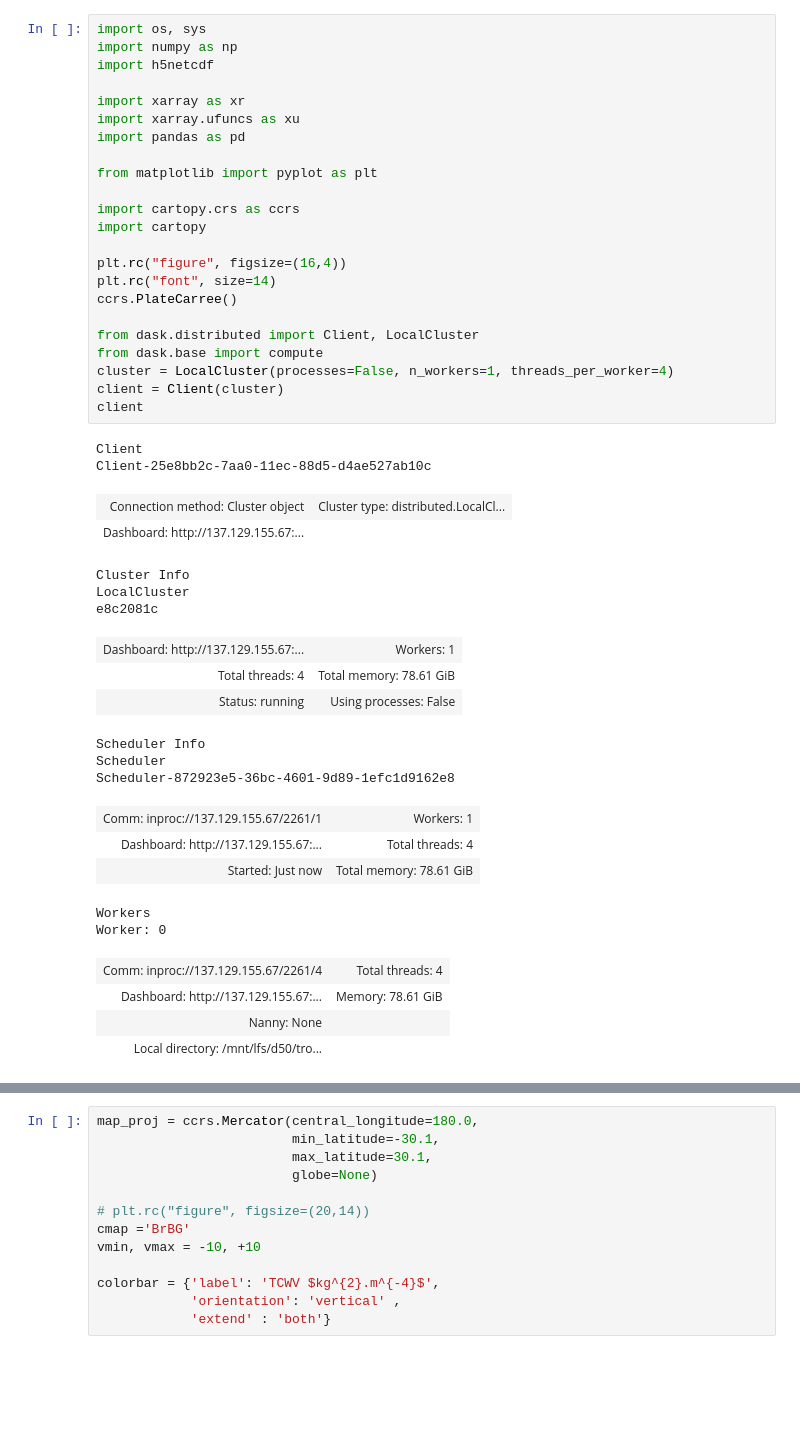
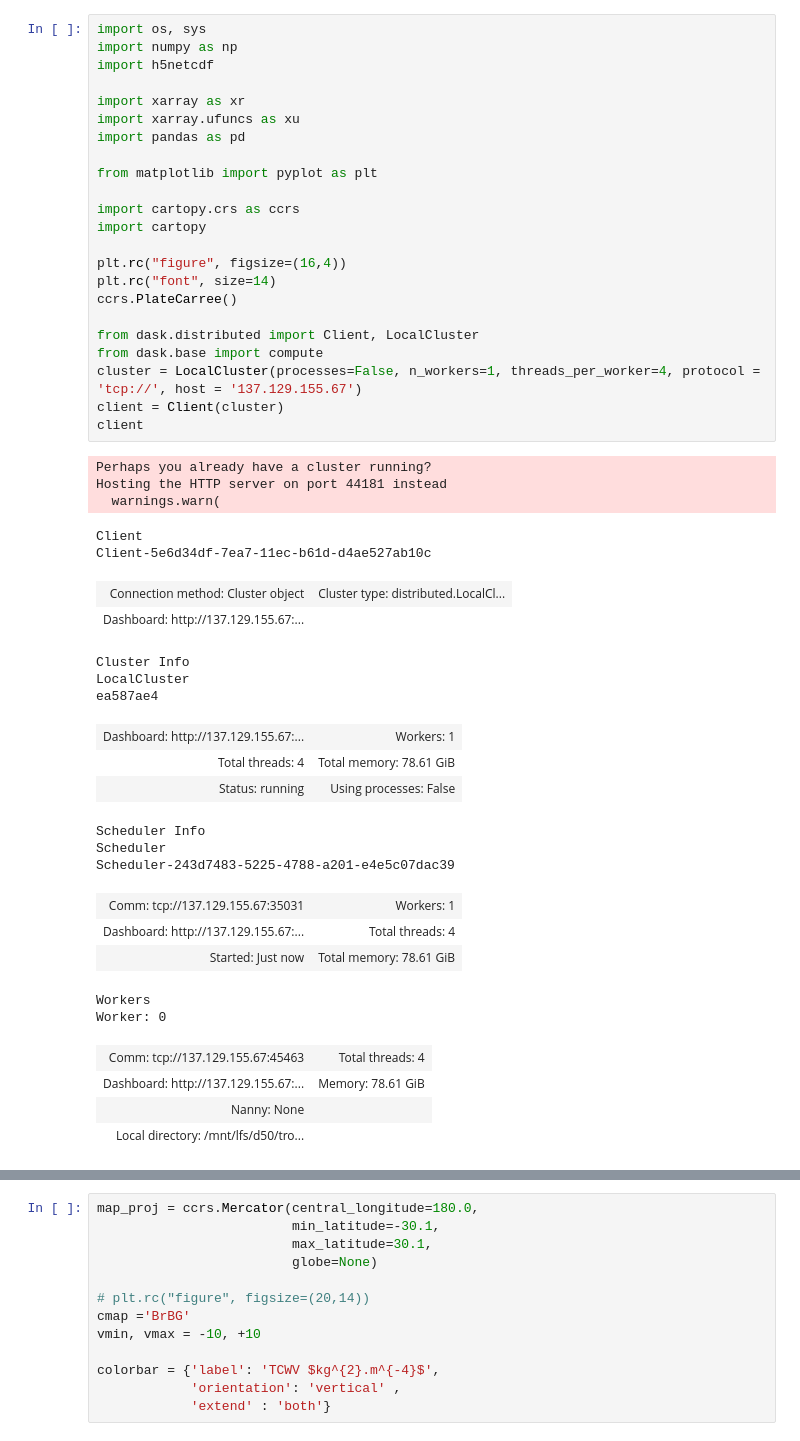
Before and after one commit to durandy86/TOWEL, a Jupyter notebook: ANALYSIS/Annual_Mean_Variance_TCWV_F-Copy1.ipynb, the cells around one changed output, grey strips where cells are left out. Cells and saved outputs as stored; diff of their text form; blank space fills up the shorter version.

```diff
--- a/ANALYSIS/Annual_Mean_Variance_TCWV_F-Copy1.ipynb
+++ b/ANALYSIS/Annual_Mean_Variance_TCWV_F-Copy1.ipynb
@@ -1,46 +1,49 @@
 # %%
 import os, sys
 import numpy as np
 import h5netcdf
 
 import xarray as xr
 import xarray.ufuncs as xu
 import pandas as pd
 
 from matplotlib import pyplot as plt
 
 import cartopy.crs as ccrs
 import cartopy
 
 plt.rc("figure", figsize=(16,4))
 plt.rc("font", size=14)
 ccrs.PlateCarree()
 
 from dask.distributed import Client, LocalCluster
 from dask.base import compute
-cluster = LocalCluster(processes=False, n_workers=1, threads_per_worker=4)
+cluster = LocalCluster(processes=False, n_workers=1, threads_per_worker=4, protocol = 'tcp://', host = '137.129.155.67')
 client = Client(cluster)
 client
 # %% [output]
-Client
-Client-25e8bb2c-7aa0-11ec-88d5-d4ae527ab10c
+Perhaps you already have a cluster running?
+Hosting the HTTP server on port 44181 instead
+  warnings.warn(
+Client
+Client-5e6d34df-7ea7-11ec-b61d-d4ae527ab10c
 | Connection method: Cluster object | Cluster type: distributed.LocalCl... |
 | Dashboard: http://137.129.155.67:... |  |
-Cluster Info
-LocalCluster
-e8c2081c
+Cluster Info
+LocalCluster
+ea587ae4
 | Dashboard: http://137.129.155.67:... | Workers: 1 |
 | Total threads: 4 | Total memory: 78.61 GiB |
 | Status: running | Using processes: False |
-Scheduler Info
-Scheduler
-Scheduler-872923e5-36bc-4601-9d89-1efc1d9162e8
+Scheduler Info
+Scheduler
+Scheduler-243d7483-5225-4788-a201-e4e5c07dac39
-| Comm: inproc://137.129.155.67/2261/1 | Workers: 1 |
+| Comm: tcp://137.129.155.67:35031 | Workers: 1 |
 | Dashboard: http://137.129.155.67:... | Total threads: 4 |
 | Started: Just now | Total memory: 78.61 GiB |
-Workers
-Worker: 0
+Workers
+Worker: 0
-| Comm: inproc://137.129.155.67/2261/4 | Total threads: 4 |
+| Comm: tcp://137.129.155.67:45463 | Total threads: 4 |
 | Dashboard: http://137.129.155.67:... | Memory: 78.61 GiB |
 | Nanny: None |  |
 | Local directory: /mnt/lfs/d50/tro... |  |
```
Also changed, not shown: parts of 2 cells of this notebook, 19 other files.
